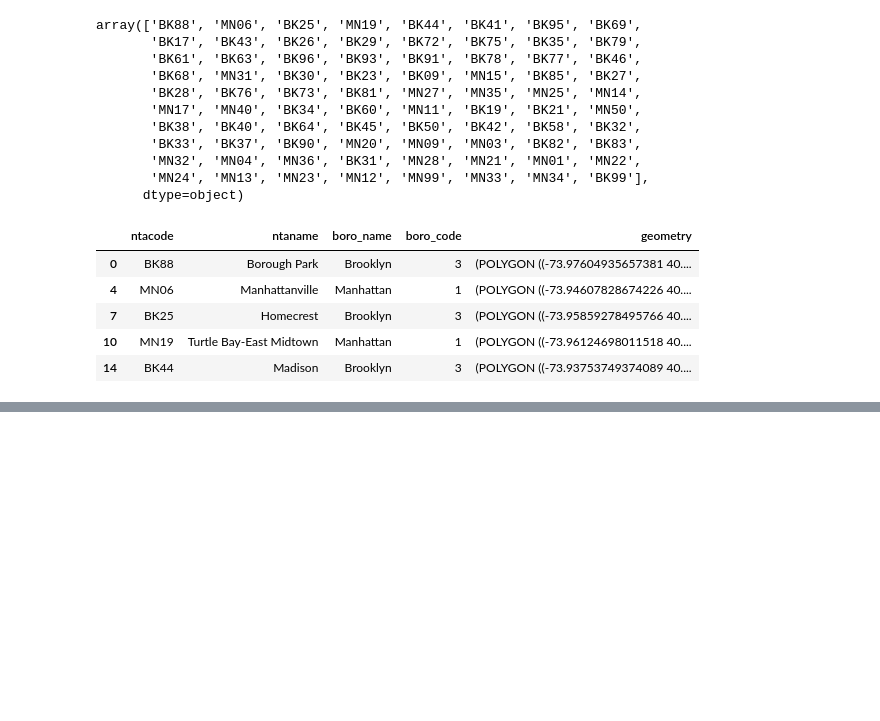
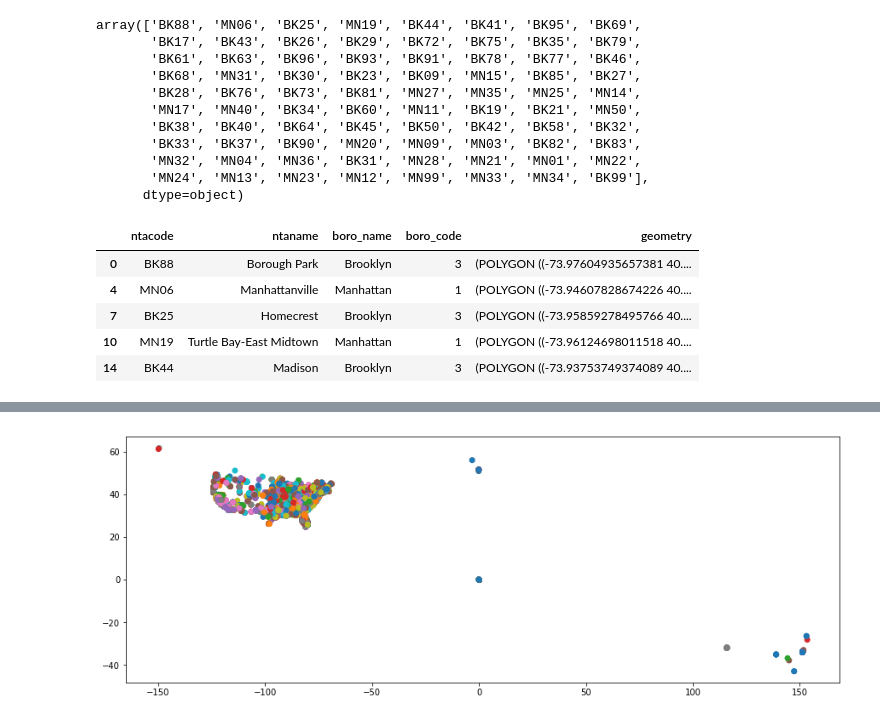
Before and after one commit to slieb74/nyc-transit-impact-on-price, a Jupyter notebook: boundary_analysis.ipynb, the cells around one changed output, grey strips where cells are left out. Drawn from its saved outputs; the diff is of its cells as text; code cells hidden in the pictures; blank space fills up the shorter version.

```diff
--- a/boundary_analysis.ipynb
+++ b/boundary_analysis.ipynb
@@ -56,0 +59,8 @@ point.plot()
+# %%
+#read df and convert to geodf
+merged_df = pd.read_csv('merged_df.csv',index_col=0)
+
+geometry = [Point(xy) for xy in zip(merged_df.lng, merged_df.lat)]
+df2 = merged_df.drop(['lng','lat'], axis=1)
+crs = {'init': 'epsg:4326'}
+gdf = geopandas.GeoDataFrame(df2, crs=crs, geometry=geometry)
@@ -56,0 +71,4 @@ point.plot()
+# %%
+gdf.plot(column=gdf.address,figsize=(15,10));
+# %% [output]
+[figure, added]
```
Also changed, not shown: parts of 7 cells of this notebook, 3 other files.
